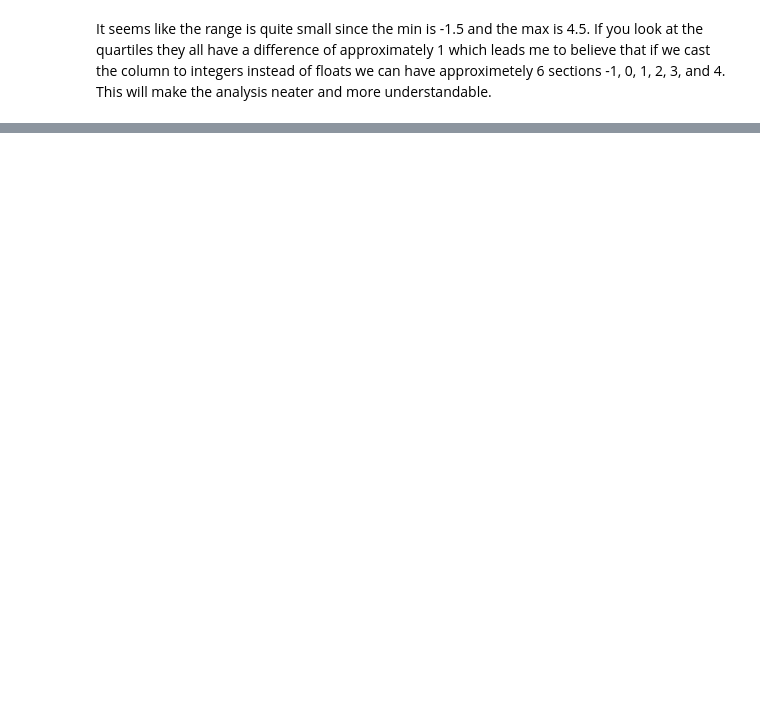
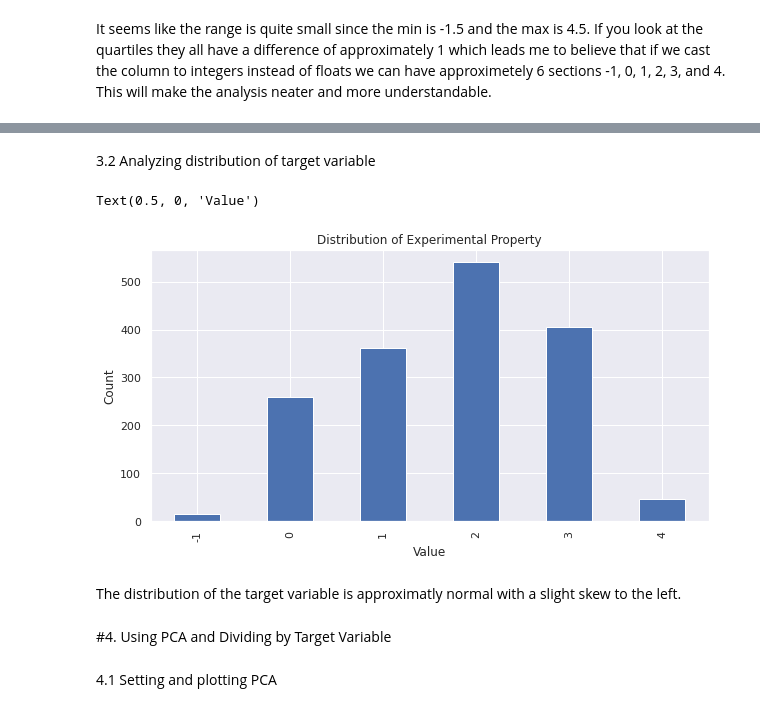
Before and after one commit to alicezil/38615-Lab-1, a Jupyter notebook: Exploratory_Data_Analysis.ipynb, the cells around one changed output, grey strips where cells are left out. Cells and saved outputs as stored; diff of their text form; code cells hidden in the pictures; blank space fills up the shorter version.

```diff
--- a/Exploratory_Data_Analysis.ipynb
+++ b/Exploratory_Data_Analysis.ipynb
@@ -127,0 +150,17 @@ It seems like the range is quite small since the min is -1.5 and the max is 4.5.
+# %% [markdown]
+3.2 Analyzing distribution of target variable
+# %%
+#plotting distribution
+df['experimental_proprty'].value_counts().sort_index().plot(kind='bar', figsize=(10,5))
+plt.title('Distribution of Experimental Property')
+plt.ylabel('Count')
+plt.xlabel('Value')
+# %% [output]
+Text(0.5, 0, 'Value')
+[figure, added]
+# %% [markdown]
+The distribution of the target variable is approximatly normal with a slight skew to the left.
+# %% [markdown]
+#4. Using PCA and Dividing by Target Variable
+# %% [markdown]
+4.1 Setting and plotting PCA
```
Also changed, not shown: parts of 21 cells of this notebook.
